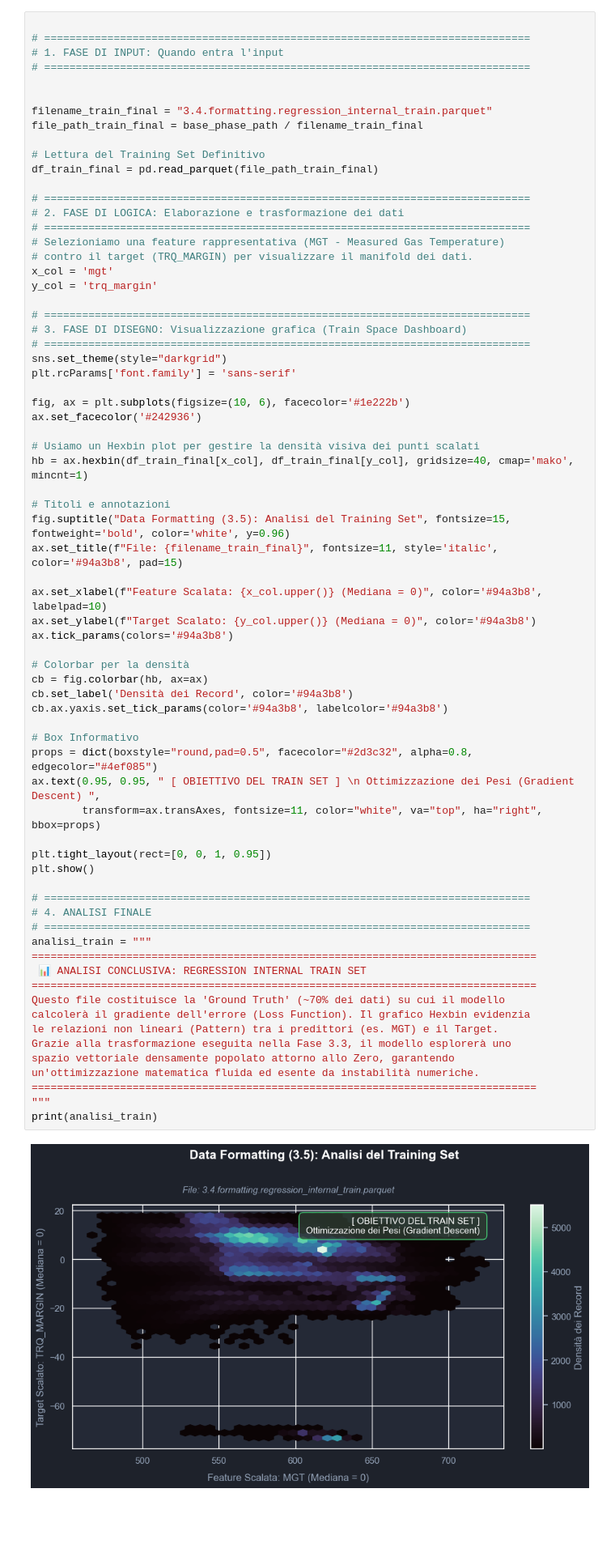
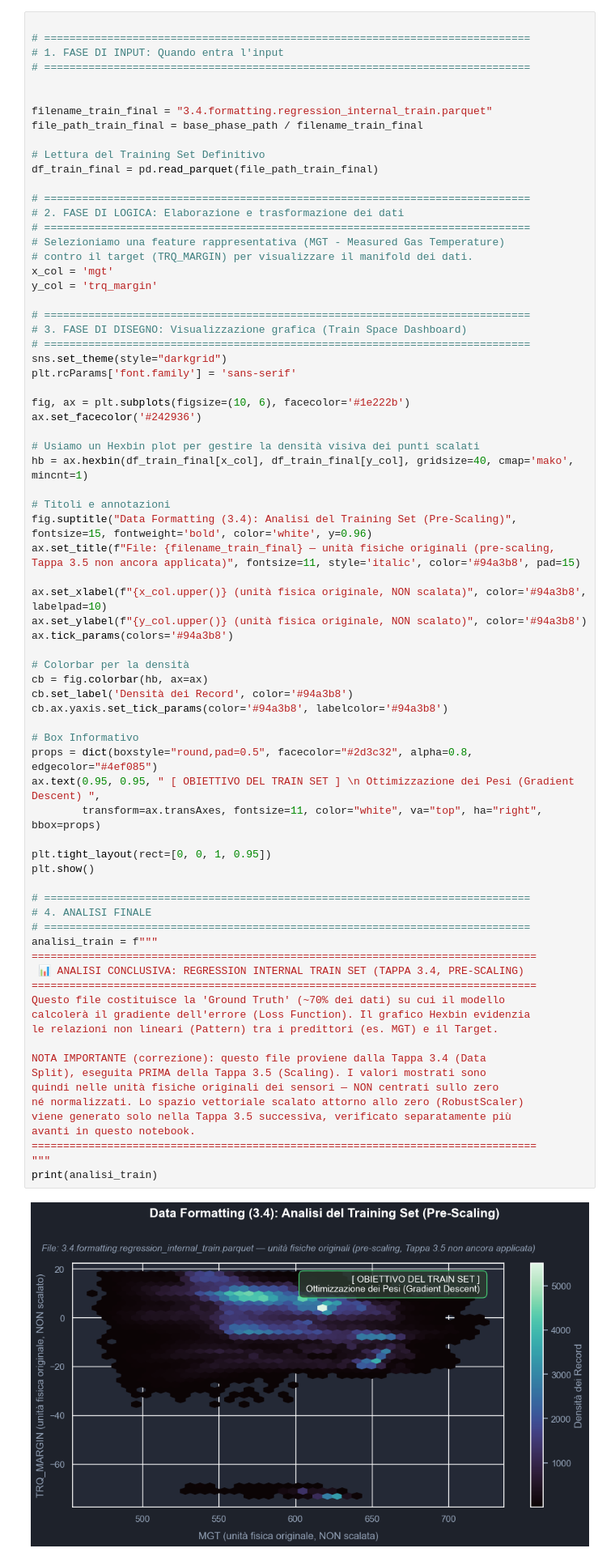
Before and after one commit to Catalinaqi/Project_MPPR-AI_B_PHM_America_2024, a Jupyter notebook: notebooks/3_estrazione_feature/phase3_regression_analysis.ipynb, the cells around one changed output. Shown at 81% size. Cells and saved outputs as stored; diff of their text form; blank space fills up the shorter version.

```diff
--- a/notebooks/3_estrazione_feature/phase3_regression_analysis.ipynb
+++ b/notebooks/3_estrazione_feature/phase3_regression_analysis.ipynb
@@ -1474,42 +477,46 @@ ax.set_facecolor('#242936')
 hb = ax.hexbin(df_train_final[x_col], df_train_final[y_col], gridsize=40, cmap='mako', mincnt=1)
 
 # Titoli e annotazioni
-fig.suptitle("Data Formatting (3.5): Analisi del Training Set", fontsize=15, fontweight='bold', color='white', y=0.96)
-ax.set_title(f"File: {filename_train_final}", fontsize=11, style='italic', color='#94a3b8', pad=15)
+fig.suptitle("Data Formatting (3.4): Analisi del Training Set (Pre-Scaling)", fontsize=15, fontweight='bold', color='white', y=0.96)
+ax.set_title(f"File: {filename_train_final} — unità fisiche originali (pre-scaling, Tappa 3.5 non ancora applicata)", fontsize=11, style='italic', color='#94a3b8', pad=15)
 
-ax.set_xlabel(f"Feature Scalata: {x_col.upper()} (Mediana = 0)", color='#94a3b8', labelpad=10)
-ax.set_ylabel(f"Target Scalato: {y_col.upper()} (Mediana = 0)", color='#94a3b8')
+ax.set_xlabel(f"{x_col.upper()} (unità fisica originale, NON scalata)", color='#94a3b8', labelpad=10)
+ax.set_ylabel(f"{y_col.upper()} (unità fisica originale, NON scalato)", color='#94a3b8')
 ax.tick_params(colors='#94a3b8')
 
 # Colorbar per la densità
 cb = fig.colorbar(hb, ax=ax)
 cb.set_label('Densità dei Record', color='#94a3b8')
 cb.ax.yaxis.set_tick_params(color='#94a3b8', labelcolor='#94a3b8')
 
 # Box Informativo
 props = dict(boxstyle="round,pad=0.5", facecolor="#2d3c32", alpha=0.8, edgecolor="#4ef085")
 ax.text(0.95, 0.95, " [ OBIETTIVO DEL TRAIN SET ] \n Ottimizzazione dei Pesi (Gradient Descent) ",
         transform=ax.transAxes, fontsize=11, color="white", va="top", ha="right", bbox=props)
 
 plt.tight_layout(rect=[0, 0, 1, 0.95])
 plt.show()
 
 # =============================================================================
 # 4. ANALISI FINALE
 # =============================================================================
-analisi_train = """
+analisi_train = f"""
 ================================================================================
- 📊 ANALISI CONCLUSIVA: REGRESSION INTERNAL TRAIN SET
+ 📊 ANALISI CONCLUSIVA: REGRESSION INTERNAL TRAIN SET (TAPPA 3.4, PRE-SCALING)
 ================================================================================
 Questo file costituisce la 'Ground Truth' (~70% dei dati) su cui il modello
 calcolerà il gradiente dell'errore (Loss Function). Il grafico Hexbin evidenzia
 le relazioni non lineari (Pattern) tra i predittori (es. MGT) e il Target.
-Grazie alla trasformazione eseguita nella Fase 3.3, il modello esplorerà uno
-spazio vettoriale densamente popolato attorno allo Zero, garantendo
-un'ottimizzazione matematica fluida ed esente da instabilità numeriche.
+
+NOTA IMPORTANTE (correzione): questo file proviene dalla Tappa 3.4 (Data
+Split), eseguita PRIMA della Tappa 3.5 (Scaling). I valori mostrati sono
+quindi nelle unità fisiche originali dei sensori — NON centrati sullo zero
+né normalizzati. Lo spazio vettoriale scalato attorno allo zero (RobustScaler)
+viene generato solo nella Tappa 3.5 successiva, verificato separatamente più
+avanti in questo notebook.
 ================================================================================
 """
 print(analisi_train)
 # %% [output]
-[figure, old version]
+[figure, new version]
 ================================================================================
```
Also changed, not shown: parts of 31 cells of this notebook, 7 other files.
